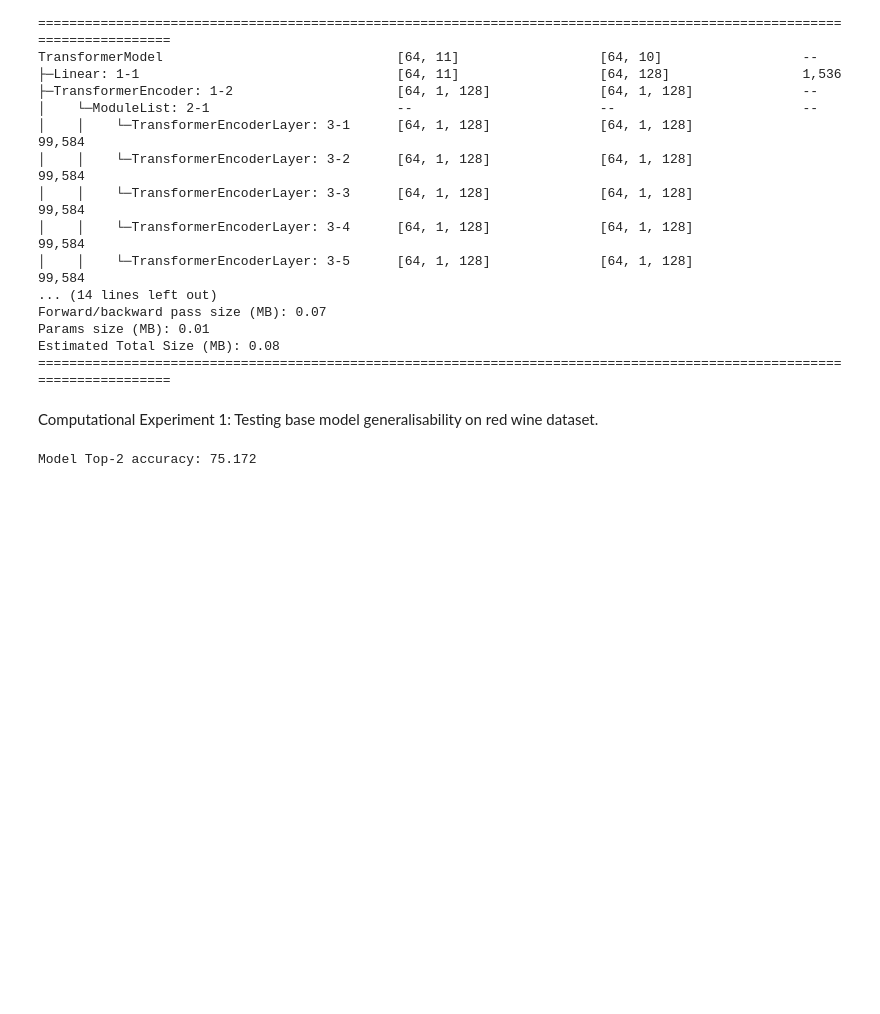
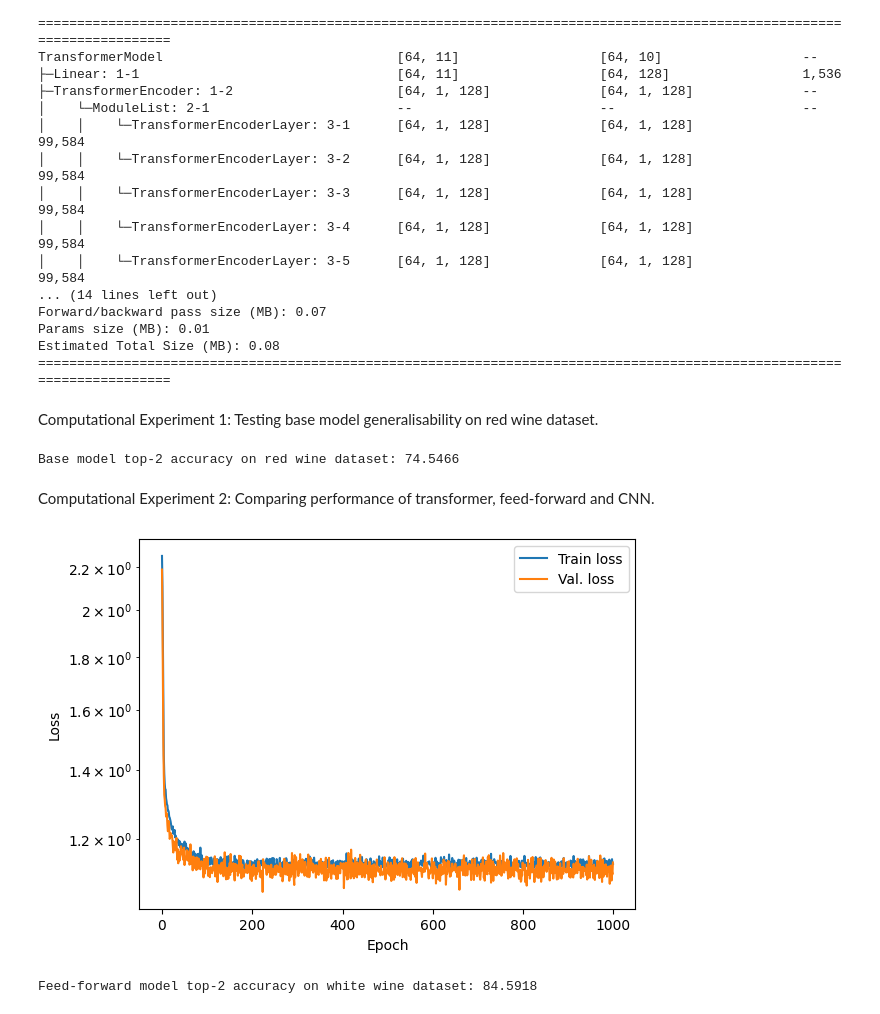
Before and after one commit to atticusjohnston/wine-quality-prediction, a Jupyter notebook: main.ipynb, the cells around one changed output. Cells and saved outputs as stored; diff of their text form; code cells hidden in the pictures; blank space fills up the shorter version.

```diff
--- a/main.ipynb
+++ b/main.ipynb
@@ -262,6 +290,21 @@ Computational Experiment 1: Testing base model generalisability on red wine data
 # %%
 # Testing the model on red wine data.
 red_base_acc = test(baseModel, device, red_test_loader)
-print("Model Top-2 accuracy:", red_base_acc)
+print("Base model top-2 accuracy on red wine dataset:", red_base_acc)
 # %% [output]
-Model Top-2 accuracy: 75.172
+Base model top-2 accuracy on red wine dataset: 74.5466
+# %% [markdown]
+Computational Experiment 2: Comparing performance of transformer, feed-forward and CNN.
+# %%
+FFModel = FeedForwardModel(input_size=whiteFeatures.shape[1], output_size=len(classes),hidden_size=128)
+FFOptimiser = torch.optim.Adam(FFModel.parameters(), lr=1e-4, weight_decay=1e-5)
+
+train(FFModel, device, train_loader, FFOptimiser, nepoch, scheduler_step_size, scheduler_gamma)
+# %% [output]
+[figure, added]
+# %%
+# Testing the feed-forward model on withheld white wine data.
+white_FF_acc = test(FFModel, device, test_loader)
+print("Feed-forward model top-2 accuracy on white wine dataset:", white_FF_acc) #
+# %% [output]
+Feed-forward model top-2 accuracy on white wine dataset: 84.5918
```
Also changed, not shown: parts of 8 cells of this notebook.
